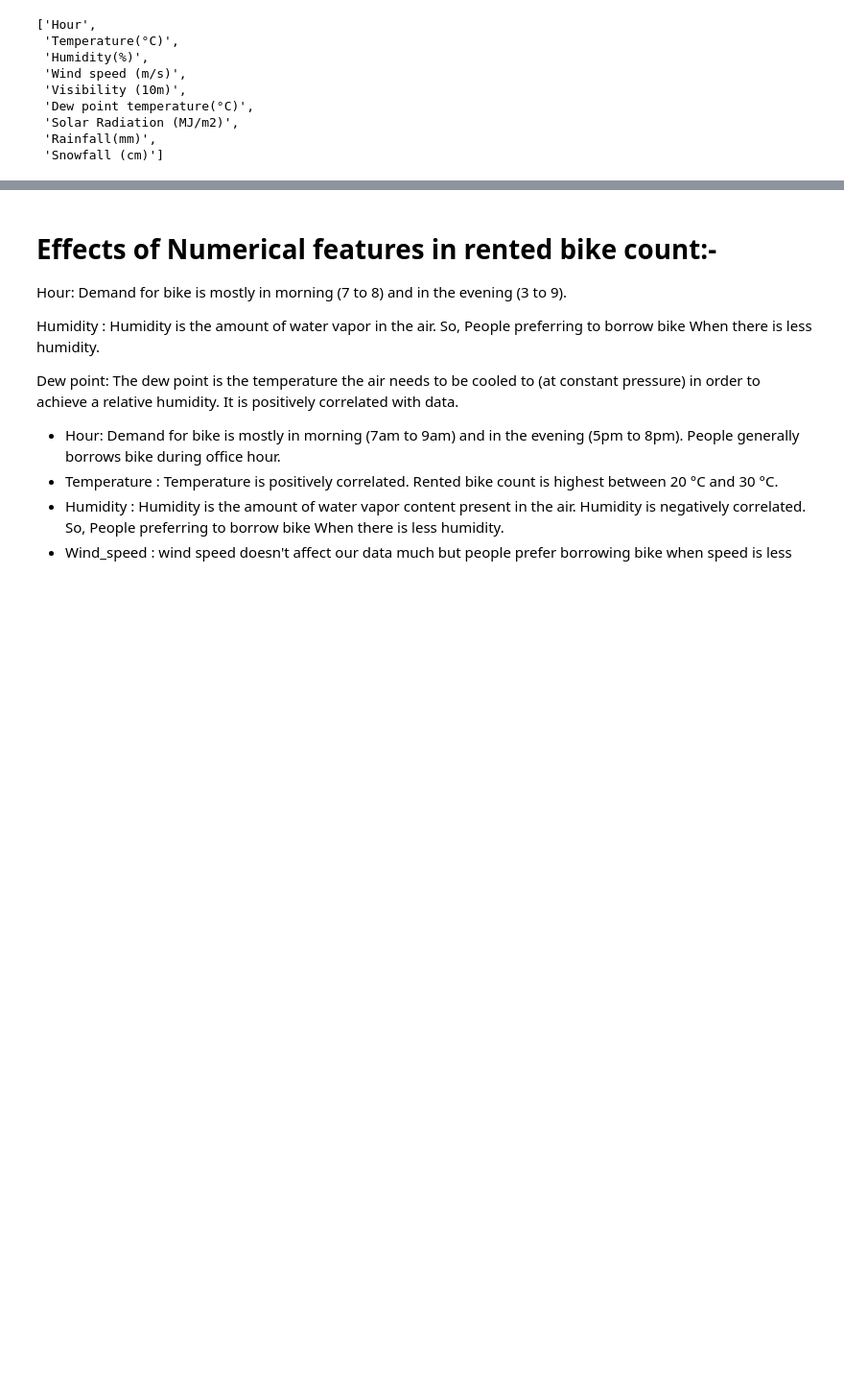
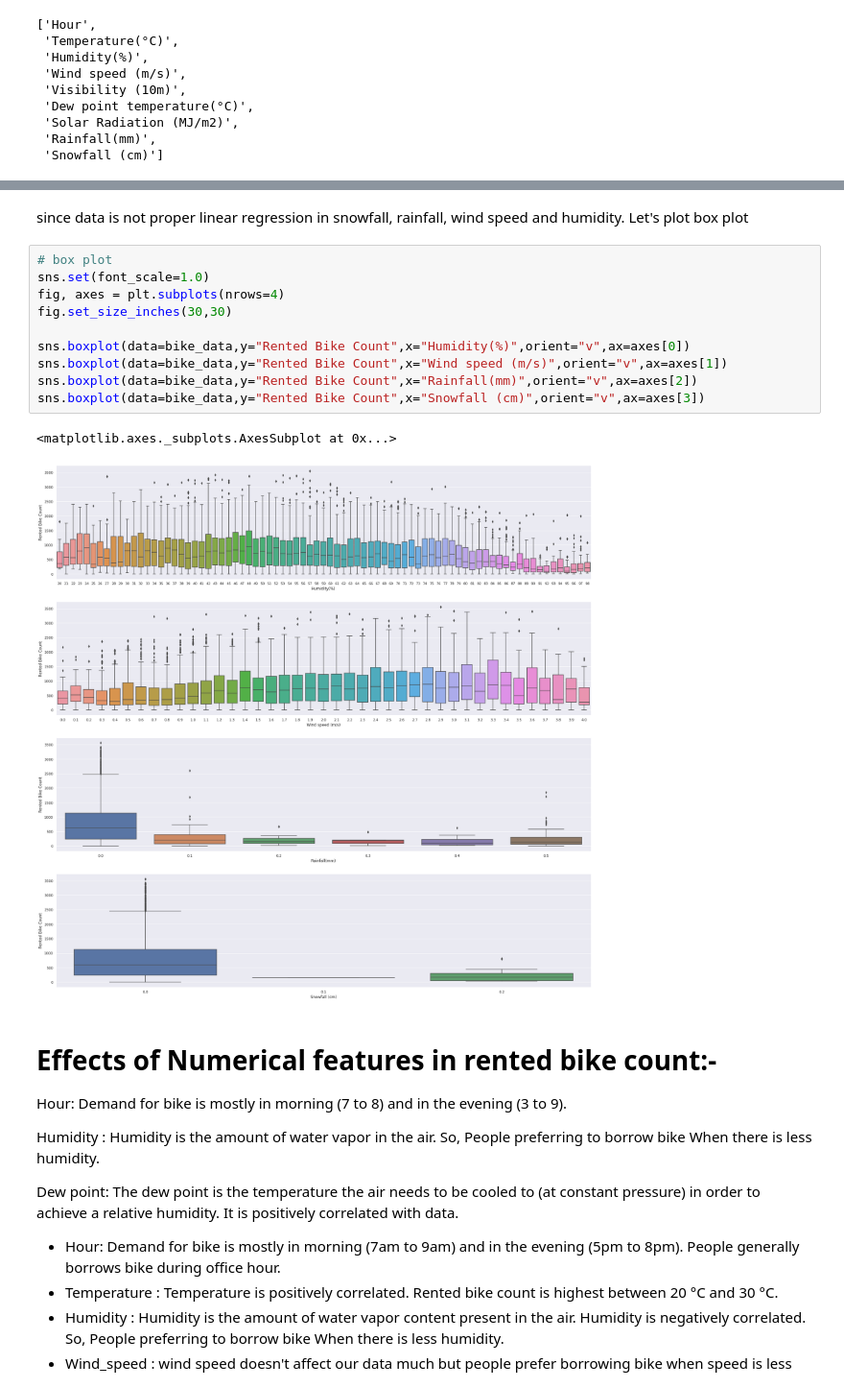
Before and after one commit to shubham-bhadouria/-Seoul-Bike-Sharing-Demand-Prediction, a Jupyter notebook: Copy_of_Copy_of_Bike_Sharing_Demand_Prediction_Capstone_Project.ipynb, the cells around one changed output, grey strips where cells are left out. Shown at 96% size. Saved outputs shown, nothing was run; the diff lists cells and outputs as text; blank space fills up the shorter version.

```diff
--- a/Copy_of_Copy_of_Bike_Sharing_Demand_Prediction_Capstone_Project.ipynb
+++ b/Copy_of_Copy_of_Bike_Sharing_Demand_Prediction_Capstone_Project.ipynb
@@ -333,3 +340,18 @@ for col, key in zip(numerical_features, color_map):
+# %% [markdown]
+since data is not proper linear regression  in snowfall, rainfall, wind speed and humidity.  Let's plot box plot
+# %%
+# box plot
+sns.set(font_scale=1.0)
+fig, axes = plt.subplots(nrows=4)
+fig.set_size_inches(30,30)
+
+sns.boxplot(data=bike_data,y="Rented Bike Count",x="Humidity(%)",orient="v",ax=axes[0])
+sns.boxplot(data=bike_data,y="Rented Bike Count",x="Wind speed (m/s)",orient="v",ax=axes[1])
+sns.boxplot(data=bike_data,y="Rented Bike Count",x="Rainfall(mm)",orient="v",ax=axes[2])
+sns.boxplot(data=bike_data,y="Rented Bike Count",x="Snowfall (cm)",orient="v",ax=axes[3])
+# %% [output]
+<matplotlib.axes._subplots.AxesSubplot at 0x...>
+[figure, added]
 # %% [markdown]
 # Effects of Numerical features in rented bike count:-
 
```
Also changed, not shown: parts of 15 cells of this notebook.
